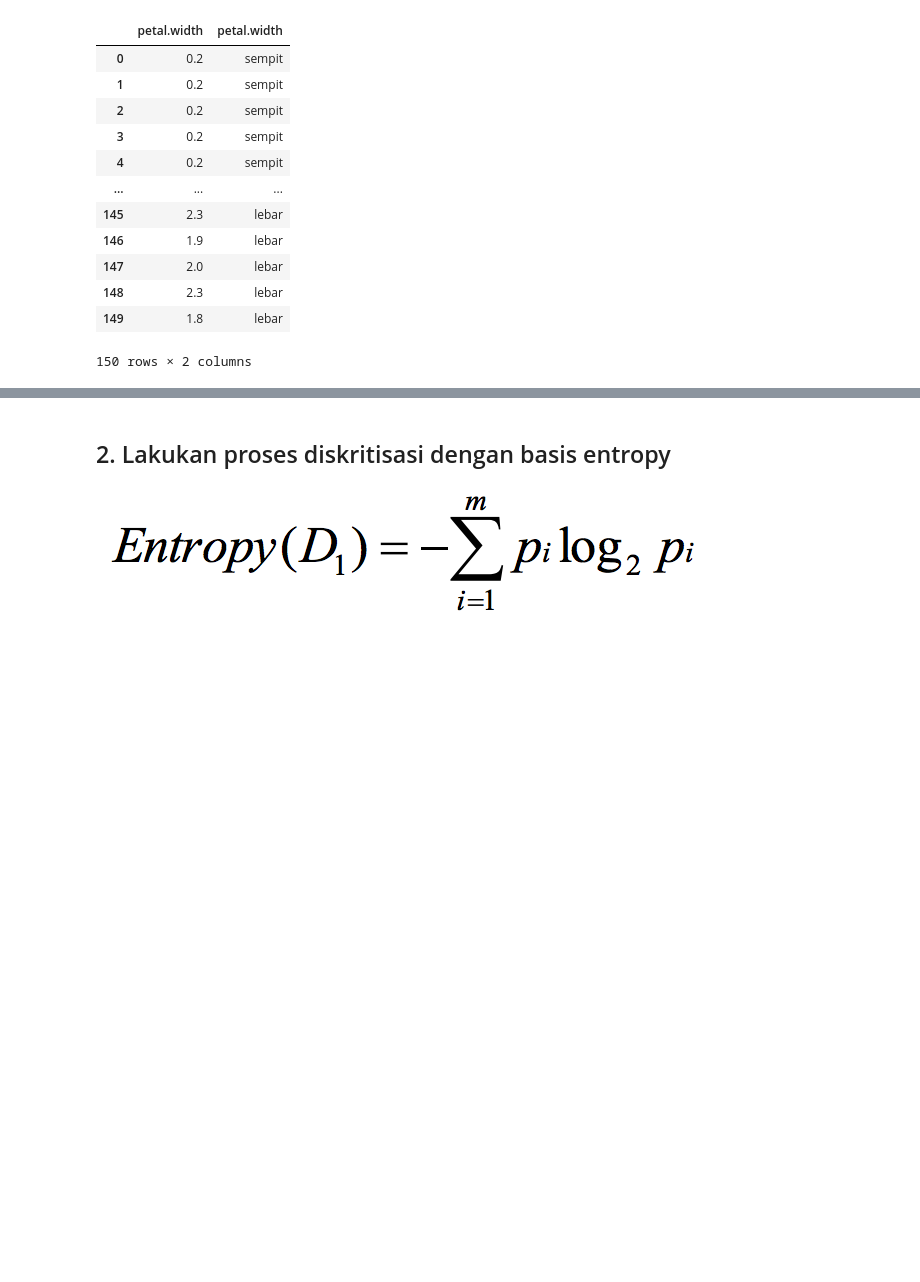
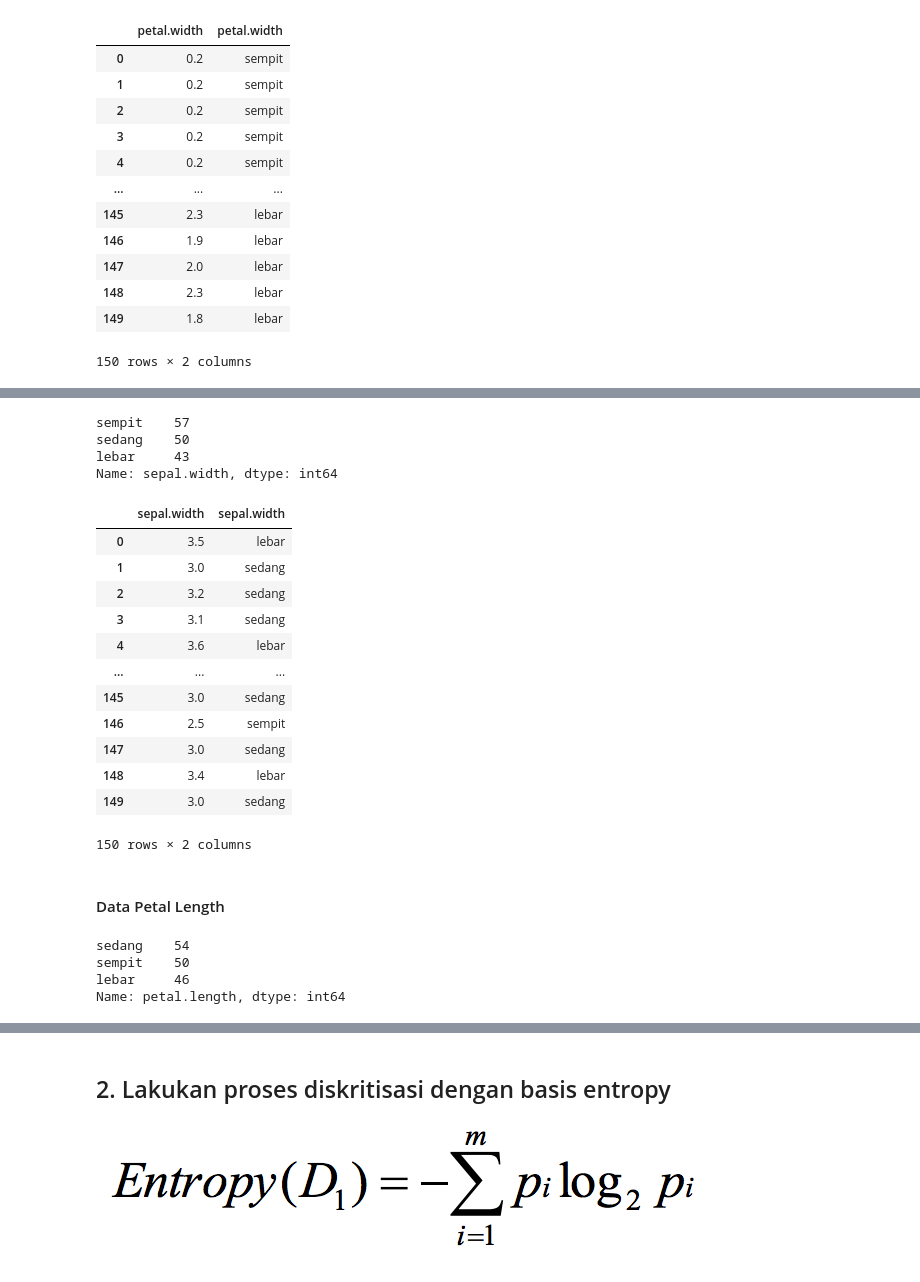
Before and after one commit to aliefakbrp/DataMining, a Jupyter notebook: _sources/notebooks2.ipynb, the cells around one changed output, grey strips where cells are left out. Drawn from its saved outputs; the diff is of its cells as text; code cells hidden in the pictures; blank space fills up the shorter version.

```diff
--- a/_sources/notebooks2.ipynb
+++ b/_sources/notebooks2.ipynb
@@ -199,0 +291,25 @@ pd.concat((df2['petal.width'],Petal_Width_Binning),axis=1)
+# %%
+Labelled_Qcut_Sepal_Width_Binning
+# %% [output]
+sempit    57
+sedang    50
+lebar     43
+Name: sepal.width, dtype: int64
+# %%
+pd.concat((df2['sepal.width'],Qcut_Sepal_Width_Binning),axis=1)
+# %% [output]
+|  | sepal.width | sepal.width |
+| 0 | 3.5 | lebar |
+| 1 | 3.0 | sedang |
+| 2 | 3.2 | sedang |
+| 3 | 3.1 | sedang |
+| 4 | 3.6 | lebar |
+| ... | ... | ... |
+| 145 | 3.0 | sedang |
+| 146 | 2.5 | sempit |
+| 147 | 3.0 | sedang |
+| 148 | 3.4 | lebar |
+| 149 | 3.0 | sedang |
+150 rows × 2 columns
+# %% [markdown]
+#### Data Petal Length
@@ -199,0 +321,7 @@ pd.concat((df2['petal.width'],Petal_Width_Binning),axis=1)
+# %%
+Labelled_Qcut_Petal_Length_Binning
+# %% [output]
+sedang    54
+sempit    50
+lebar     46
+Name: petal.length, dtype: int64
```
Also changed, not shown: parts of 24 cells of this notebook, 2 other files.
